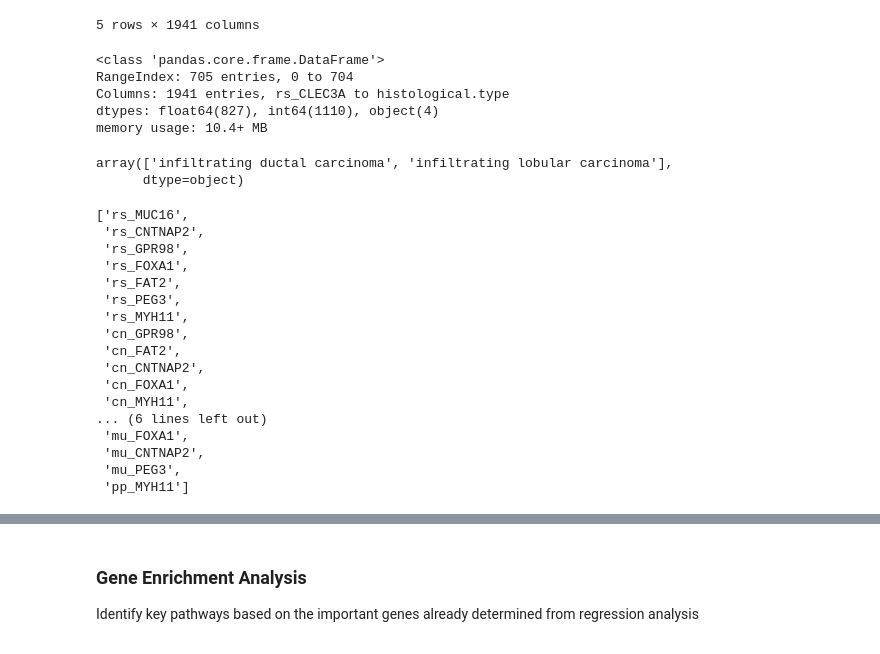
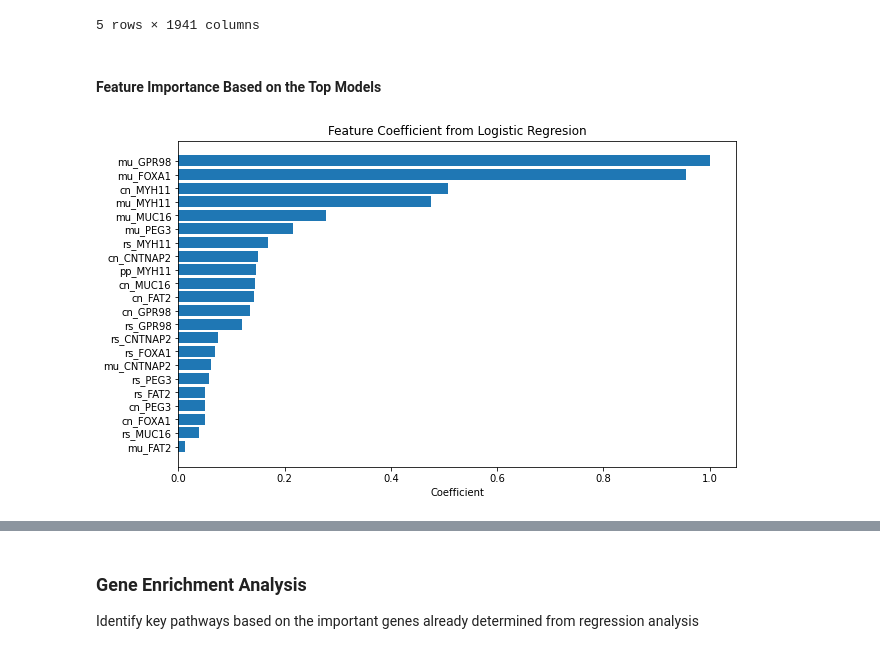
Before and after one commit to mehlu22/CSDS-458-Final-Project, a Jupyter notebook: final_code.ipynb, the cells around one changed output, grey strips where cells are left out. Saved outputs shown, nothing was run; the diff lists cells and outputs as text; code cells hidden in the pictures.

```diff
--- a/final_code.ipynb
+++ b/final_code.ipynb
@@ -1016,36 +1016,23 @@ df_raw.head()
 | 3 | 0.000000 | 18.235519 | 18.535480 | 14.533584 | 14.078992 | 8.913760 | 10.557465 | 13.304434 | 8.205059 | 9.211476 | ... |
 | 4 | 0.000000 | 4.583724 | 15.711865 | 12.804521 | 8.881669 | 8.430028 | 12.964607 | 6.806517 | 4.294341 | 5.385714 | ... |
 5 rows × 1941 columns
-# %%
-df_raw.info()
-# %% [output]
-<class 'pandas.core.frame.DataFrame'>
-RangeIndex: 705 entries, 0 to 704
-Columns: 1941 entries, rs_CLEC3A to histological.type
-dtypes: float64(827), int64(1110), object(4)
-memory usage: 10.4+ MB
-# %%
-df_raw['histological.type'].unique()
-# %% [output]
-array(['infiltrating ductal carcinoma', 'infiltrating lobular carcinoma'],
-      dtype=object)
-# %%
-omics_unique_genes
-# %% [output]
-['rs_MUC16',
- 'rs_CNTNAP2',
- 'rs_GPR98',
- 'rs_FOXA1',
- 'rs_FAT2',
- 'rs_PEG3',
- 'rs_MYH11',
- 'cn_GPR98',
- 'cn_FAT2',
- 'cn_CNTNAP2',
- 'cn_FOXA1',
- 'cn_MYH11',
-... (6 lines left out)
- 'mu_FOXA1',
- 'mu_CNTNAP2',
- 'mu_PEG3',
- 'pp_MYH11']
+# %% [markdown]
+#### Feature Importance Based on the Top Models
+# %%
+# Determine important features from Logistic Regression Model
+coefficients = log_reg.coef_[0]
+# DataFrame for feature coefficients
+feature_coefficients_df = pd.DataFrame({'Feature': omics_unique_genes, 'Coefficient': coefficients})
+
+# Sort by absolute coefficient values
+feature_coefficients_df['Abs Coeff'] = feature_coefficients_df['Coefficient'].abs()
+feature_coefficients_df = feature_coefficients_df.sort_values(by='Abs Coeff')
+
+# Plot feature coefficients
+plt.figure(figsize=(10, 6))
+plt.barh(feature_coefficients_df['Feature'], feature_coefficients_df['Abs Coeff'])
+plt.xlabel('Coefficient')
+plt.title('Feature Coefficient from Logistic Regresion')
+plt.show()
+# %% [output]
+[figure, added]
```
Also changed, not shown: parts of 13 cells of this notebook.
